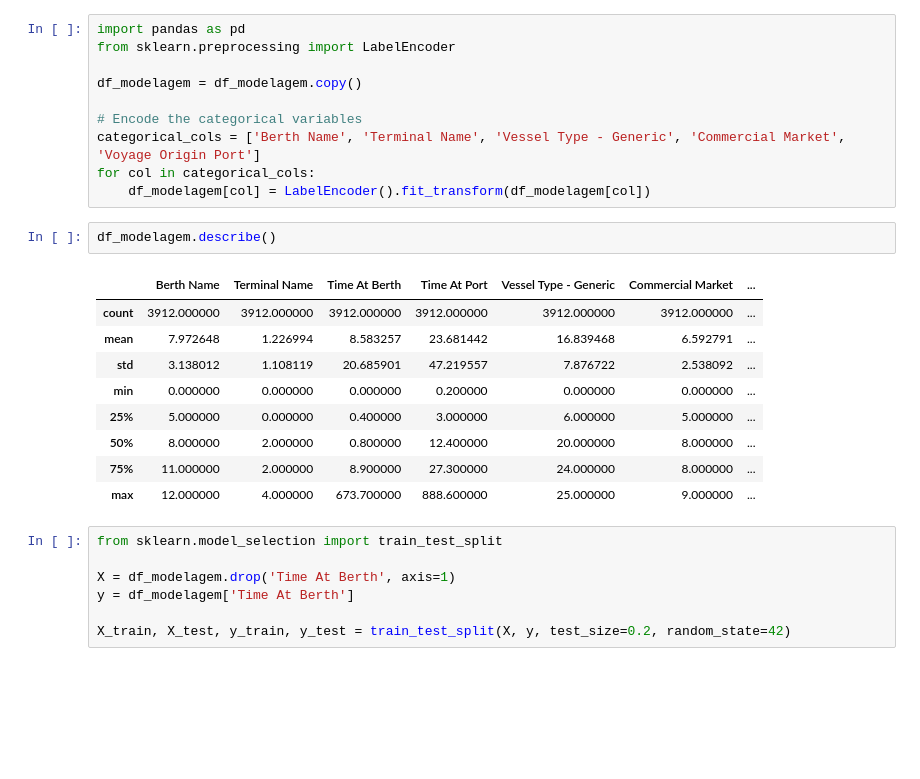
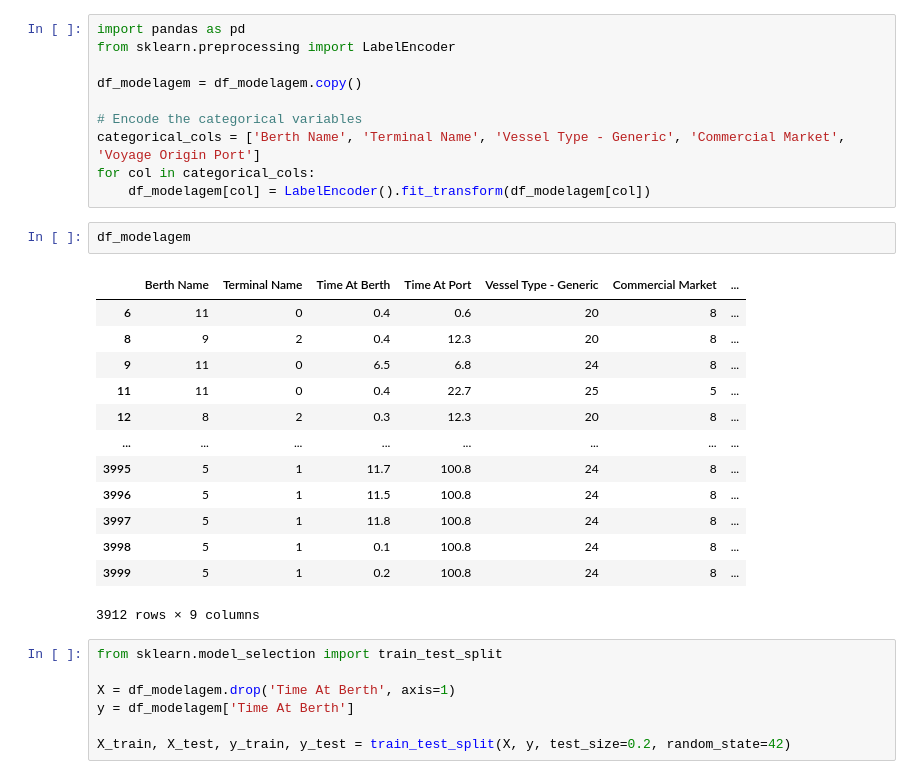
Before and after one commit to klysman08/ML-Smart-Berth-Planning, a Jupyter notebook: previ.ipynb, the cells around one changed output. Saved outputs shown, nothing was run; the diff lists cells and outputs as text; blank space fills up the shorter version.

```diff
--- a/previ.ipynb
+++ b/previ.ipynb
@@ -50,17 +66,21 @@ categorical_cols = ['Berth Name', 'Terminal Name', 'Vessel Type - Generic', 'Com
 for col in categorical_cols:
     df_modelagem[col] = LabelEncoder().fit_transform(df_modelagem[col])
 # %%
-df_modelagem.describe()
+df_modelagem
 # %% [output]
 |  | Berth Name | Terminal Name | Time At Berth | Time At Port | Vessel Type - Generic | Commercial Market | ... |
-| count | 3912.000000 | 3912.000000 | 3912.000000 | 3912.000000 | 3912.000000 | 3912.000000 | ... |
-| mean | 7.972648 | 1.226994 | 8.583257 | 23.681442 | 16.839468 | 6.592791 | ... |
-| std | 3.138012 | 1.108119 | 20.685901 | 47.219557 | 7.876722 | 2.538092 | ... |
-| min | 0.000000 | 0.000000 | 0.000000 | 0.200000 | 0.000000 | 0.000000 | ... |
-| 25% | 5.000000 | 0.000000 | 0.400000 | 3.000000 | 6.000000 | 5.000000 | ... |
-| 50% | 8.000000 | 2.000000 | 0.800000 | 12.400000 | 20.000000 | 8.000000 | ... |
-| 75% | 11.000000 | 2.000000 | 8.900000 | 27.300000 | 24.000000 | 8.000000 | ... |
-| max | 12.000000 | 4.000000 | 673.700000 | 888.600000 | 25.000000 | 9.000000 | ... |
+| 6 | 11 | 0 | 0.4 | 0.6 | 20 | 8 | ... |
+| 8 | 9 | 2 | 0.4 | 12.3 | 20 | 8 | ... |
+| 9 | 11 | 0 | 6.5 | 6.8 | 24 | 8 | ... |
+| 11 | 11 | 0 | 0.4 | 22.7 | 25 | 5 | ... |
+| 12 | 8 | 2 | 0.3 | 12.3 | 20 | 8 | ... |
+| ... | ... | ... | ... | ... | ... | ... | ... |
+| 3995 | 5 | 1 | 11.7 | 100.8 | 24 | 8 | ... |
+| 3996 | 5 | 1 | 11.5 | 100.8 | 24 | 8 | ... |
+| 3997 | 5 | 1 | 11.8 | 100.8 | 24 | 8 | ... |
+| 3998 | 5 | 1 | 0.1 | 100.8 | 24 | 8 | ... |
+| 3999 | 5 | 1 | 0.2 | 100.8 | 24 | 8 | ... |
+3912 rows × 9 columns
 # %%
 from sklearn.model_selection import train_test_split
 
```
Also changed, not shown: parts of 2 cells of this notebook.
